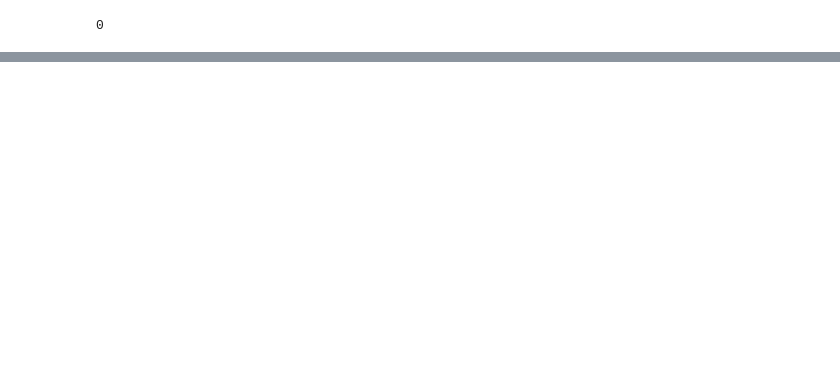
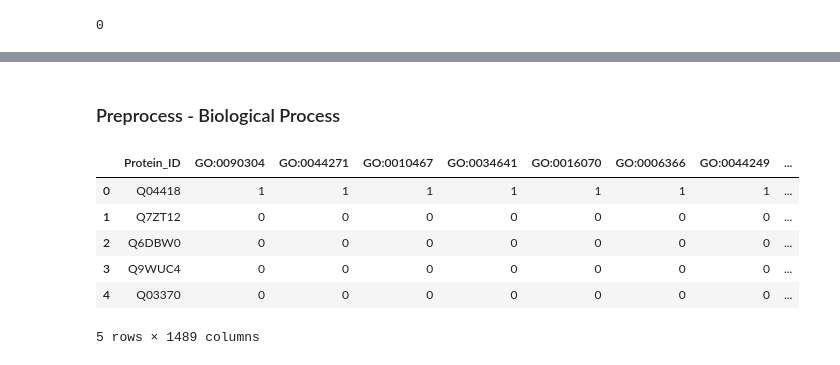
Before and after one commit to Action52/BioDataProject, a Jupyter notebook: simple_ff-satria.ipynb, the cells around one changed output, grey strips where cells are left out. Drawn from its saved outputs; the diff is of its cells as text; code cells hidden in the pictures; blank space fills up the shorter version.

```diff
--- a/simple_ff-satria.ipynb
+++ b/simple_ff-satria.ipynb
@@ -406,0 +568,6 @@ with open('submission.tsv', 'w') as file:
+# %% [markdown]
+### Preprocess - Biological Process
+# %%
+# Train dataset
+selected_ids = create_training_ids('./dataset/test/sampled_test.txt', './dataset/train/train_ids.txt', 0.6)
+df_train_set = filter_train_data(df_train_set_all, selected_ids, 'biological_process')
@@ -406,0 +578,12 @@ with open('submission.tsv', 'w') as file:
+# %%
+df_encoded = encode_go_terms_sparse(df_train_set)
+df_encoded = get_embeddings(df_encoded, p_embeddings_data)
+df_encoded.head()
+# %% [output]
+|  | Protein_ID | GO:0090304 | GO:0044271 | GO:0010467 | GO:0034641 | GO:0016070 | GO:0006366 | GO:0044249 | ... |
+| 0 | Q04418 | 1 | 1 | 1 | 1 | 1 | 1 | 1 | ... |
+| 1 | Q7ZT12 | 0 | 0 | 0 | 0 | 0 | 0 | 0 | ... |
+| 2 | Q6DBW0 | 0 | 0 | 0 | 0 | 0 | 0 | 0 | ... |
+| 3 | Q9WUC4 | 0 | 0 | 0 | 0 | 0 | 0 | 0 | ... |
+| 4 | Q03370 | 0 | 0 | 0 | 0 | 0 | 0 | 0 | ... |
+5 rows × 1489 columns
```
Also changed, not shown: parts of 77 cells of this notebook, 1 other file.
